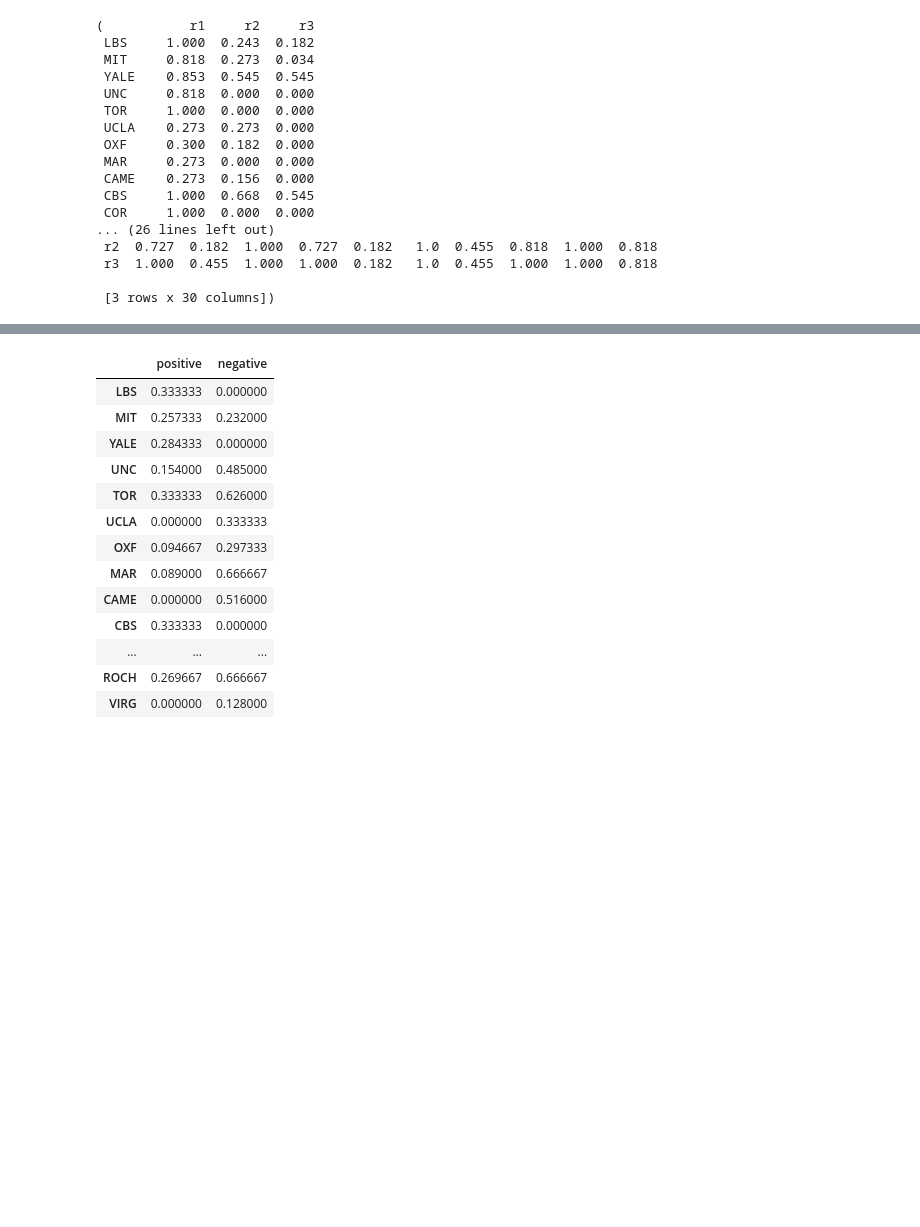
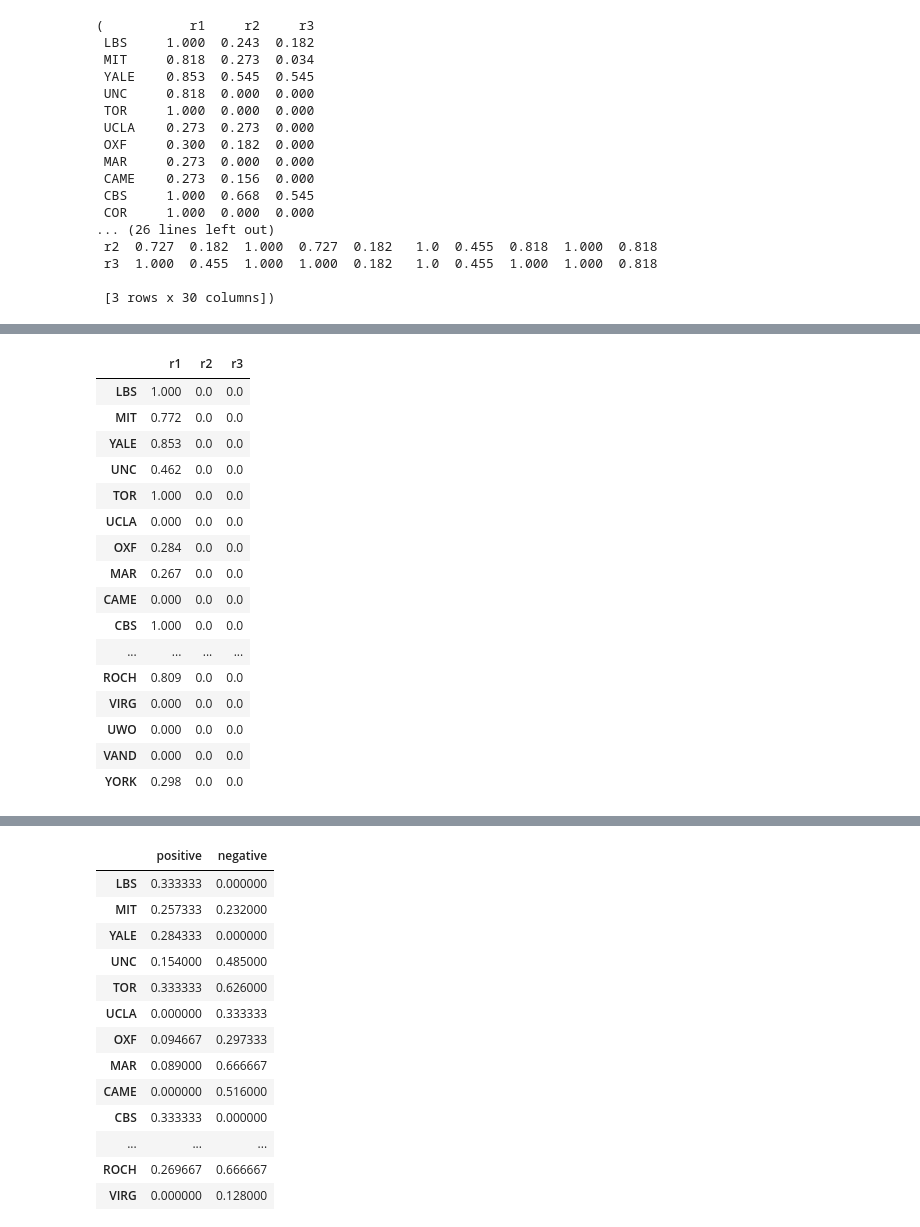
Before and after one commit to WAndraszyk/Construct-your-own-PROMETHEE-with-Python-for-MCDA, a Jupyter notebook: examples/CASESTUDIES_sort.ipynb, the cells around one changed output, grey strips where cells are left out. Saved outputs shown, nothing was run; the diff lists cells and outputs as text; code cells hidden in the pictures; blank space fills up the shorter version.

```diff
--- a/examples/CASESTUDIES_sort.ipynb
+++ b/examples/CASESTUDIES_sort.ipynb
@@ -218,0 +230,20 @@ discordance  # widzi star wartosc
+# %%
+overall_preference[0]
+# %% [output]
+|  | r1 | r2 | r3 |
+| LBS | 1.000 | 0.0 | 0.0 |
+| MIT | 0.772 | 0.0 | 0.0 |
+| YALE | 0.853 | 0.0 | 0.0 |
+| UNC | 0.462 | 0.0 | 0.0 |
+| TOR | 1.000 | 0.0 | 0.0 |
+| UCLA | 0.000 | 0.0 | 0.0 |
+| OXF | 0.284 | 0.0 | 0.0 |
+| MAR | 0.267 | 0.0 | 0.0 |
+| CAME | 0.000 | 0.0 | 0.0 |
+| CBS | 1.000 | 0.0 | 0.0 |
+| ... | ... | ... | ... |
+| ROCH | 0.809 | 0.0 | 0.0 |
+| VIRG | 0.000 | 0.0 | 0.0 |
+| UWO | 0.000 | 0.0 | 0.0 |
+| VAND | 0.000 | 0.0 | 0.0 |
+| YORK | 0.298 | 0.0 | 0.0 |
```
Also changed, not shown: parts of 12 cells of this notebook, 1 other file.
